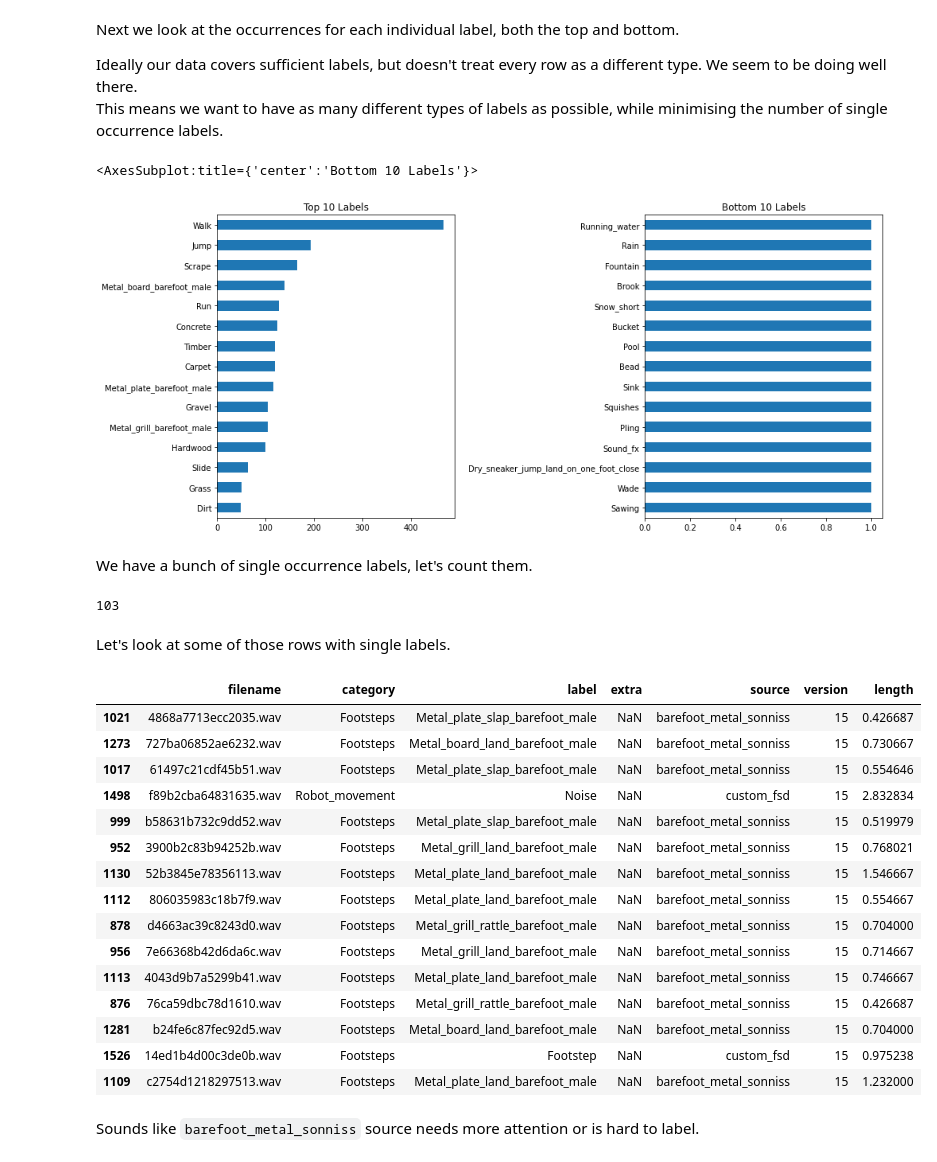
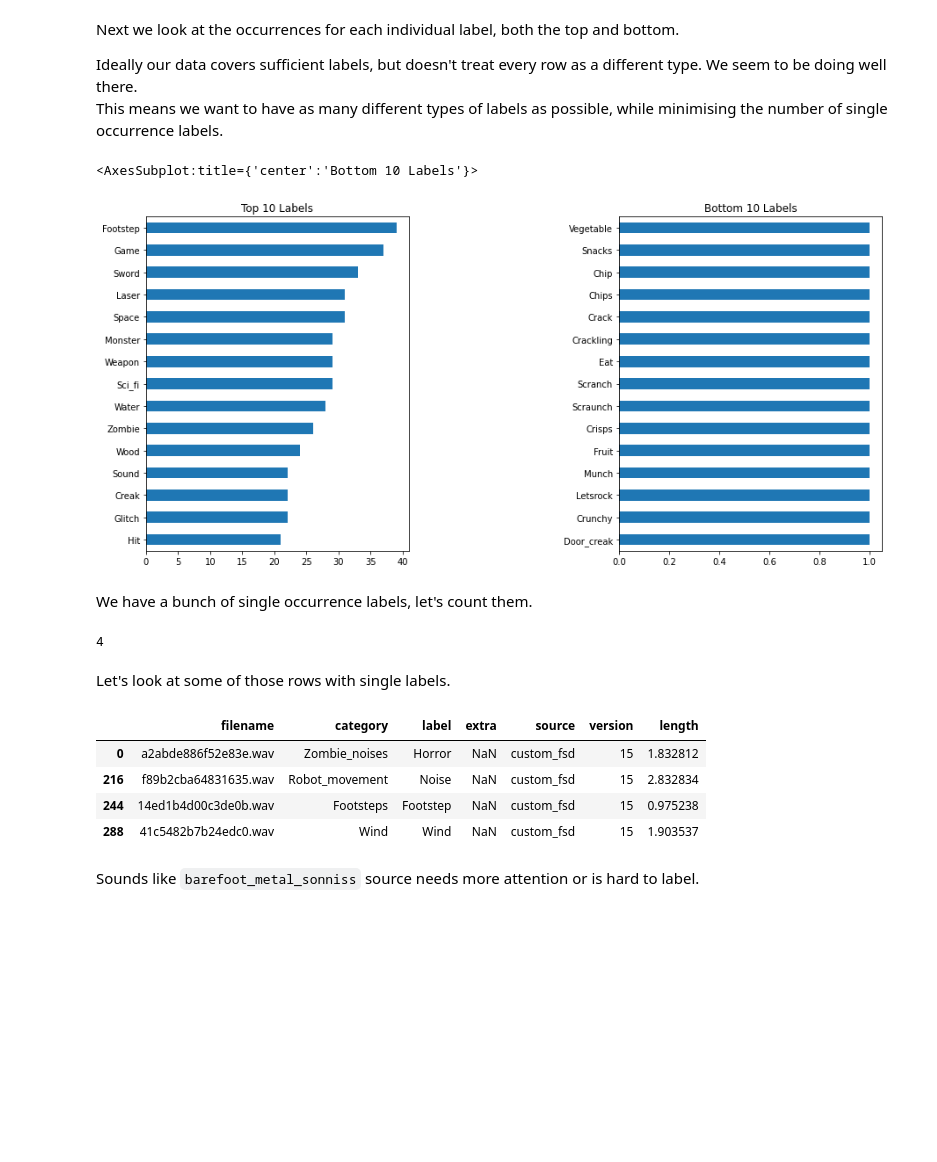
Before and after one commit to DiogoNeves/DataImporters, a Jupyter notebook: nbs/02_dataset_stats.ipynb, the cells around one changed output. Cells and saved outputs as stored; diff of their text form; code cells hidden in the pictures; blank space fills up the shorter version.

```diff
--- a/nbs/02_dataset_stats.ipynb
+++ b/nbs/02_dataset_stats.ipynb
@@ -13,7 +13,14 @@ os.getcwd()
 > Useful stats about our data.
 # %%
 #hide
+import os
 import pandas as pd
 import librosa as lr
 import matplotlib.pyplot as plt
 %matplotlib inline
+
+DATASET_NAME = "small_balanced"
+DATASET_DIR = os.path.join("data", DATASET_NAME)
+METADATA_PATH = os.path.join(DATASET_DIR, "metadata.csv")
+AUDIO_PATH = os.path.join(DATASET_DIR, "audio/")
+DATASET_DIR
@@ -20,7 +29,7 @@ import matplotlib.pyplot as plt
 # %%
 #hide
 
-metadata = pd.read_csv("data/dataset/metadata.csv")
+metadata = pd.read_csv(METADATA_PATH)
 # %% [markdown]
 ## Let's look into the sources
 # %% [markdown]
@@ -144,7 +152,7 @@ plt.subplot(1, 2, 2)
 label_occurrences[:how_many].plot(kind='barh', title='Bottom 10 Labels')
 # %% [output]
 <AxesSubplot:title={'center':'Bottom 10 Labels'}>
-[figure, old version]
+[figure, new version]
 # %% [markdown]
 We have a bunch of single occurrence labels, let's count them.
 # %%
@@ -152,29 +160,18 @@ We have a bunch of single occurrence labels, let's count them.
 
 sum(metadata["label"].str.split(",").apply(len) == 1)
 # %% [output]
-103
+4
 # %% [markdown]
 Let's look at some of those rows with single labels.
 # %%
 #hide_input
 
-metadata.loc[metadata["label"].str.split(",").apply(len) == 1].sample(15)
+metadata.loc[metadata["label"].str.split(",").apply(len) == 1][:15]
 # %% [output]
 |  | filename | category | label | extra | source | version | length |
-| 1021 | 4868a7713ecc2035.wav | Footsteps | Metal_plate_slap_barefoot_male | NaN | barefoot_metal_sonniss | 15 | 0.426687 |
-| 1273 | 727ba06852ae6232.wav | Footsteps | Metal_board_land_barefoot_male | NaN | barefoot_metal_sonniss | 15 | 0.730667 |
-| 1017 | 61497c21cdf45b51.wav | Footsteps | Metal_plate_slap_barefoot_male | NaN | barefoot_metal_sonniss | 15 | 0.554646 |
-| 1498 | f89b2cba64831635.wav | Robot_movement | Noise | NaN | custom_fsd | 15 | 2.832834 |
-| 999 | b58631b732c9dd52.wav | Footsteps | Metal_plate_slap_barefoot_male | NaN | barefoot_metal_sonniss | 15 | 0.519979 |
-| 952 | 3900b2c83b94252b.wav | Footsteps | Metal_grill_land_barefoot_male | NaN | barefoot_metal_sonniss | 15 | 0.768021 |
-| 1130 | 52b3845e78356113.wav | Footsteps | Metal_plate_land_barefoot_male | NaN | barefoot_metal_sonniss | 15 | 1.546667 |
-| 1112 | 806035983c18b7f9.wav | Footsteps | Metal_plate_land_barefoot_male | NaN | barefoot_metal_sonniss | 15 | 0.554667 |
-| 878 | d4663ac39c8243d0.wav | Footsteps | Metal_grill_rattle_barefoot_male | NaN | barefoot_metal_sonniss | 15 | 0.704000 |
-| 956 | 7e66368b42d6da6c.wav | Footsteps | Metal_grill_land_barefoot_male | NaN | barefoot_metal_sonniss | 15 | 0.714667 |
-| 1113 | 4043d9b7a5299b41.wav | Footsteps | Metal_plate_land_barefoot_male | NaN | barefoot_metal_sonniss | 15 | 0.746667 |
-| 876 | 76ca59dbc78d1610.wav | Footsteps | Metal_grill_rattle_barefoot_male | NaN | barefoot_metal_sonniss | 15 | 0.426687 |
-| 1281 | b24fe6c87fec92d5.wav | Footsteps | Metal_board_land_barefoot_male | NaN | barefoot_metal_sonniss | 15 | 0.704000 |
-| 1526 | 14ed1b4d00c3de0b.wav | Footsteps | Footstep | NaN | custom_fsd | 15 | 0.975238 |
-| 1109 | c2754d1218297513.wav | Footsteps | Metal_plate_land_barefoot_male | NaN | barefoot_metal_sonniss | 15 | 1.232000 |
+| 0 | a2abde886f52e83e.wav | Zombie_noises | Horror | NaN | custom_fsd | 15 | 1.832812 |
+| 216 | f89b2cba64831635.wav | Robot_movement | Noise | NaN | custom_fsd | 15 | 2.832834 |
+| 244 | 14ed1b4d00c3de0b.wav | Footsteps | Footstep | NaN | custom_fsd | 15 | 0.975238 |
+| 288 | 41c5482b7b24edc0.wav | Wind | Wind | NaN | custom_fsd | 15 | 1.903537 |
 # %% [markdown]
 Sounds like `barefoot_metal_sonniss` source needs more attention or is hard to label.
```
Also changed, not shown: parts of 9 cells of this notebook, 4 other files.
